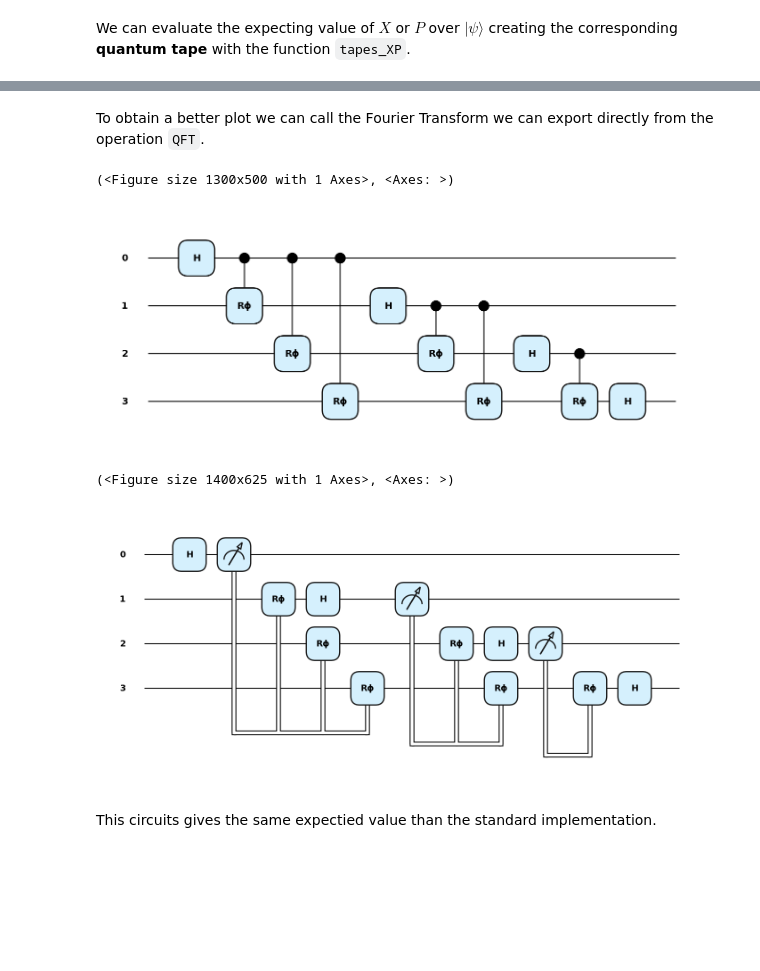
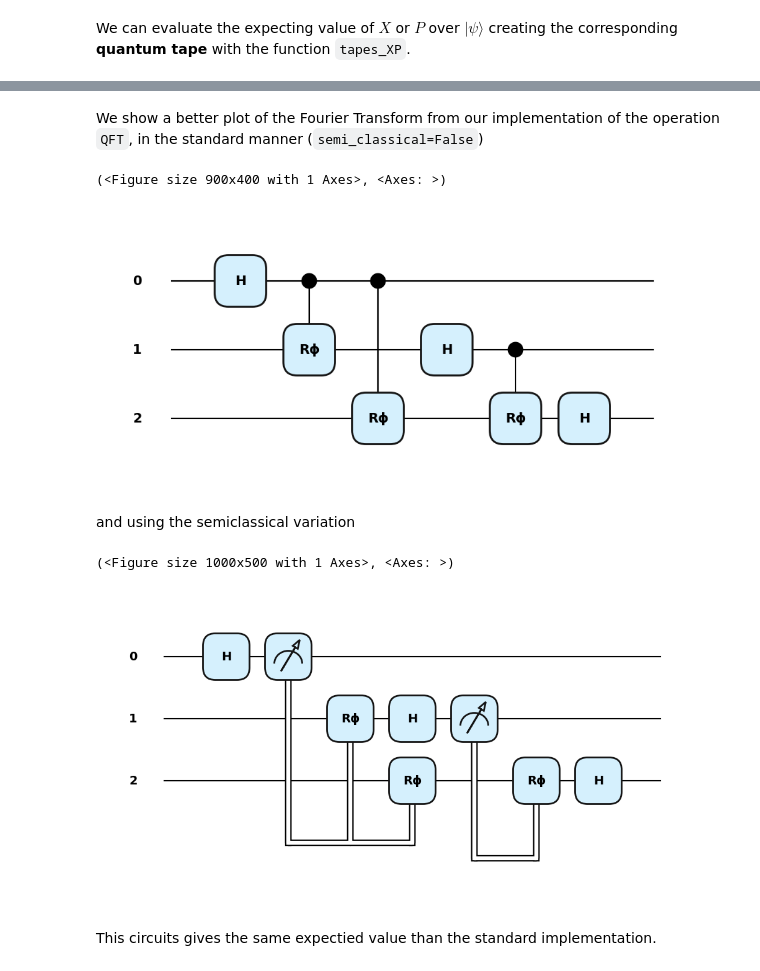
Before and after one commit to jgidi/VFA-Schrodinger-like-equations, a Jupyter notebook: tutorial/1_Quadrature_Operators.ipynb, the cells around one changed output, grey strips where cells are left out. Saved outputs shown, nothing was run; the diff lists cells and outputs as text; code cells hidden in the pictures; blank space fills up the shorter version.

````diff
--- a/tutorial/1_Quadrature_Operators.ipynb
+++ b/tutorial/1_Quadrature_Operators.ipynb
@@ -95,24 +98,31 @@ M0 =
 # %% [markdown]
-To obtain a better plot we can call the Fourier Transform we can export directly from the operation `QFT`.
+We show a better plot of the Fourier Transform from our implementation of the operation `QFT`, in the standard manner (```semi_classical=False```)
 # %%
-qft = QFT( range(num_wires+1), semi_classical=False )
+qft = QFT(range(num_wires), semi_classical=False)
+
+
 def fun():
     qft.decomposition()
-    # return qml.probs(range(4))
-qml.draw_mpl(fun, style='pennylane')()
-# plt.savefig('../figures/circuit_qft.pdf')
+
+
+qml.draw_mpl(fun, style="pennylane")()
 # %% [output]
-(<Figure size 1300x500 with 1 Axes>, <Axes: >)
+(<Figure size 900x400 with 1 Axes>, <Axes: >)
-[figure, old version]
+[figure, new version]
+# %% [markdown]
+and using the semiclassical variation
 # %%
-qft = QFT( range(num_wires+1), semi_classical=True )
+qft = QFT(range(num_wires), semi_classical=True)
+
+
 def fun():
     qft.decomposition()
-qml.draw_mpl(fun, style='pennylane')()
-# plt.savefig('../figures/circuit_scqft.pdf')
+
+
+qml.draw_mpl(fun, style="pennylane")()
 # %% [output]
-(<Figure size 1400x625 with 1 Axes>, <Axes: >)
+(<Figure size 1000x500 with 1 Axes>, <Axes: >)
-[figure, old version]
+[figure, new version]
 # %% [markdown]
 This circuits gives the same expectied value than the standard implementation.
 # %%
````
Also changed, not shown: parts of 23 cells of this notebook.
